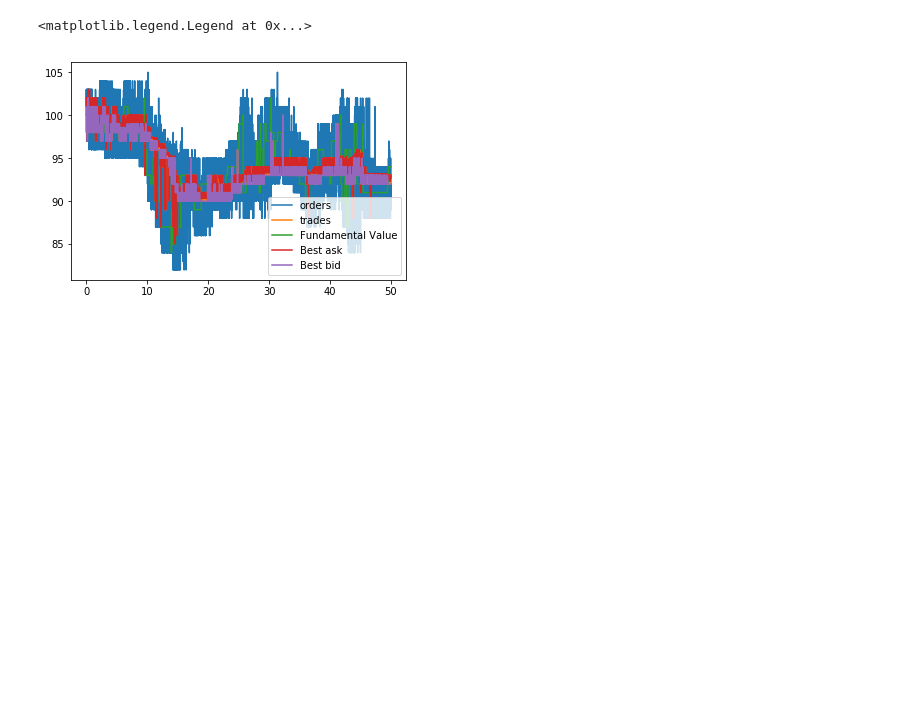
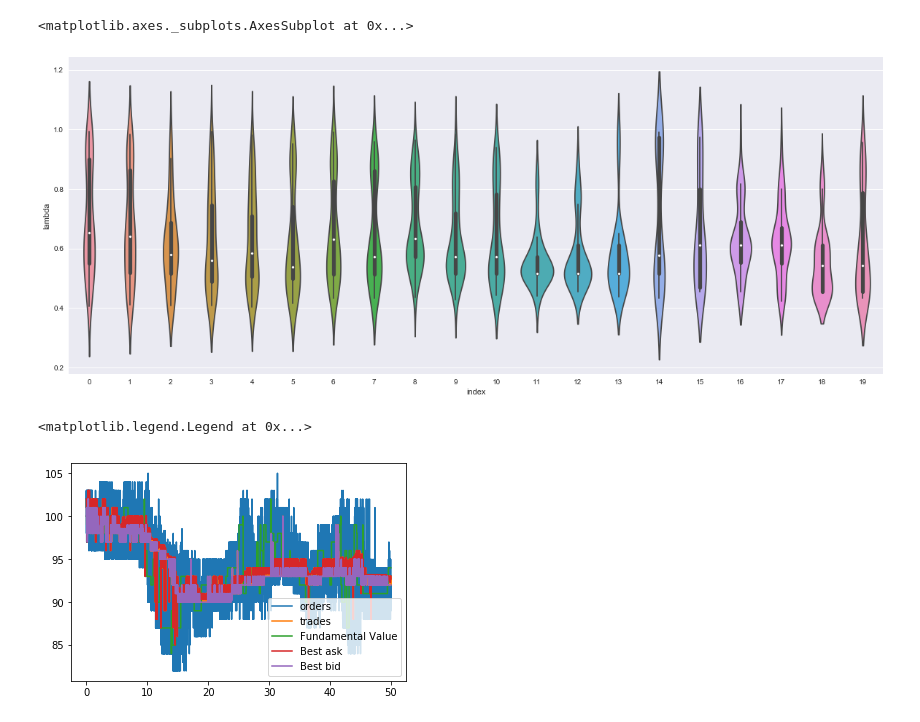
Before and after one commit to Code-Omega/Trader-Evolution, a Jupyter notebook: Simulation.ipynb, the cells around one changed output. Cells and saved outputs as stored; diff of their text form; code cells hidden in the pictures; blank space fills up the shorter version.

```diff
--- a/Simulation.ipynb
+++ b/Simulation.ipynb
@@ -320,3 +325,9 @@ sns.boxplot(np.array(population1_record)[:,:,0])
+# %%
+plt.figure(figsize=(20,8))
+sns.violinplot(x="index", y="lambda", data=e1_record)
+# %% [output]
+<matplotlib.axes._subplots.AxesSubplot at 0x...>
+[figure, added]
 # %%
 trades = np.array(exch.trades)
 #exch.trades
```
Also changed, not shown: parts of 4 cells of this notebook.
